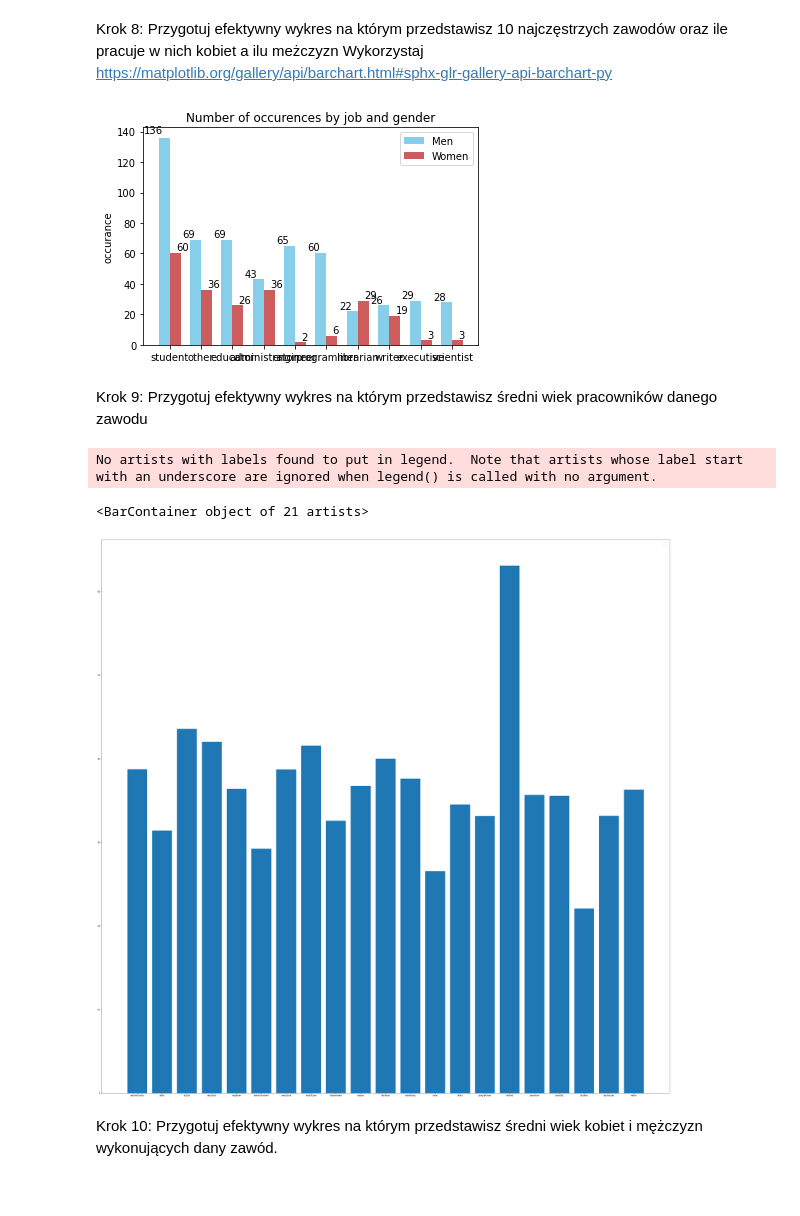
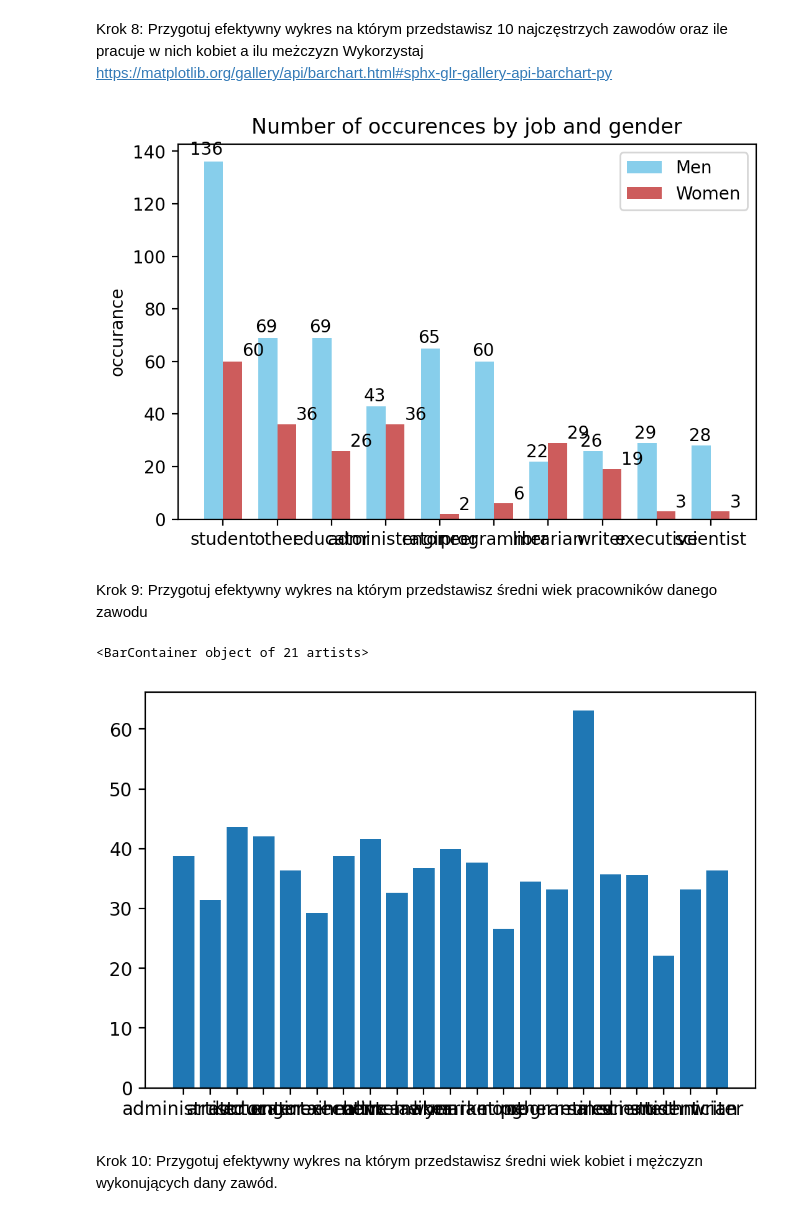
Before and after one commit to she3r/python-lab, a Jupyter notebook: lab12.ipynb, the cells around one changed output. Drawn from its saved outputs; the diff is of its cells as text; code cells hidden in the pictures.

```diff
--- a/lab12.ipynb
+++ b/lab12.ipynb
@@ -11,3 +9,7 @@ import pandas as pd
+# %%
+import pandas as pd
+import matplotlib.pyplot as plt
+plt.rcParams['figure.dpi'] = 200
 # %% [markdown]
 Krok 1: wczytaj dane z pliku `US_Baby_Names_right.csv` z katalogu `lab12_files`
 # %%
@@ -313,7 +315,7 @@ def autolabel(rects, xpos='center'):
 
     xpos = xpos.lower()  # normalize the case of the parameter
     ha = {'center': 'center', 'right': 'left', 'left': 'right'}
-    offset = {'center': 0.5, 'right': 0.57, 'left': 0.43}  # x_txt = x + w*off
+    offset = {'center': 2, 'right': 1, 'left': 1}  # x_txt = x + w*off
 
     for rect in rects:
         height = rect.get_height()
@@ -326,20 +328,17 @@ autolabel(rects2, "right")
 
 plt.show()
 # %% [output]
-[figure, old version]
+[figure, new version]
 # %% [markdown]
 Krok 9: Przygotuj efektywny wykres na którym przedstawisz średni wiek pracowników danego zawodu
 # %%
 query9 = occupation.groupby('occupation').mean()
 agelist = list(query9['age'])
 joblist = list(query9.index)
-plt.figure(figsize=(50,50))
-plt.legend(loc='best', fontsize=25)
 plt.bar(joblist,agelist)
 # %% [output]
-No artists with labels found to put in legend.  Note that artists whose label start with an underscore are ignored when legend() is called with no argument.
+<BarContainer object of 21 artists>
-<BarContainer object of 21 artists>
-[figure, old version]
+[figure, new version]
 # %% [markdown]
 Krok 10: Przygotuj efektywny wykres na którym przedstawisz średni wiek kobiet i mężczyzn wykonujących dany zawód.
 # %%
```
Also changed, not shown: parts of 8 cells of this notebook.
